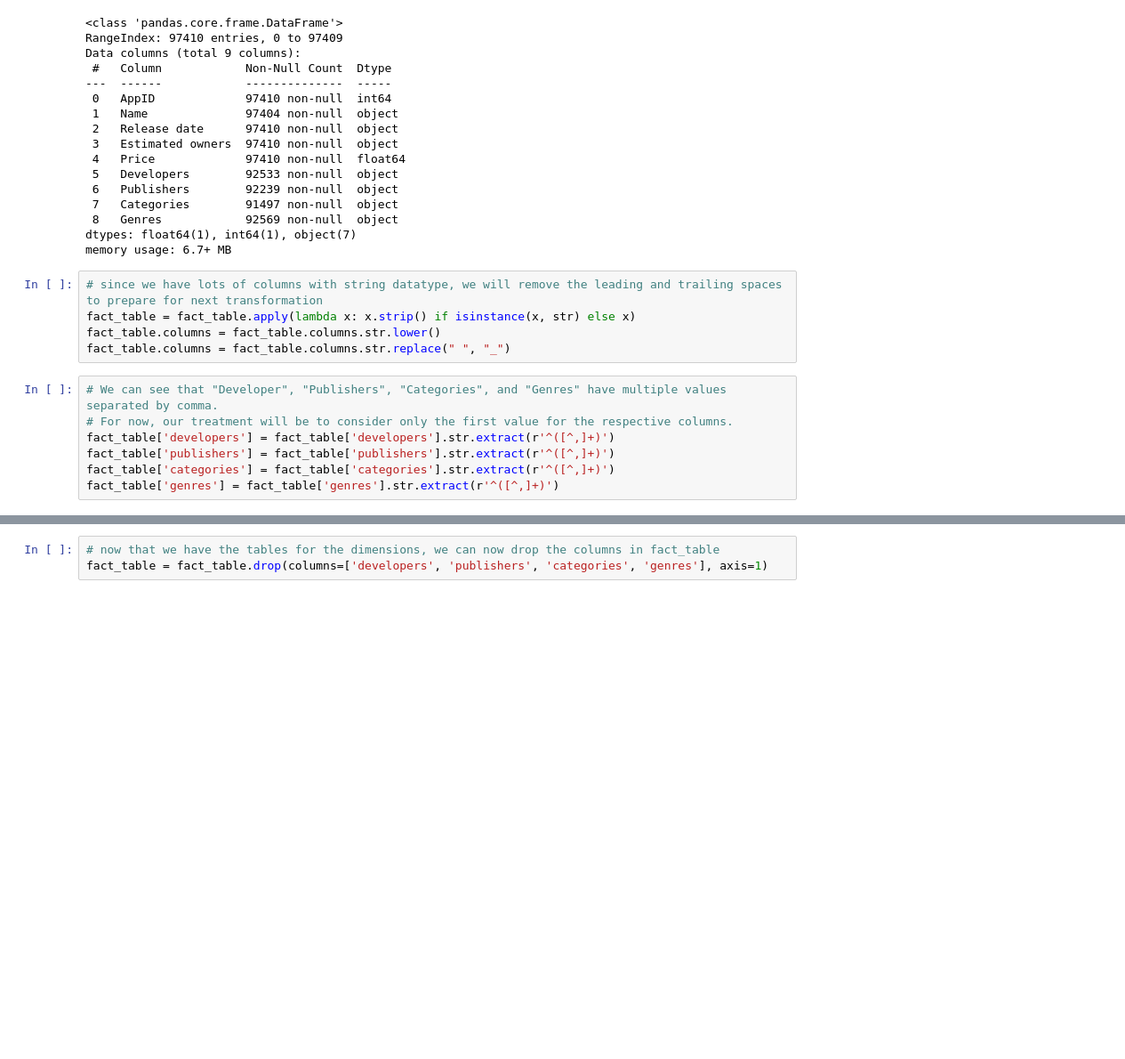
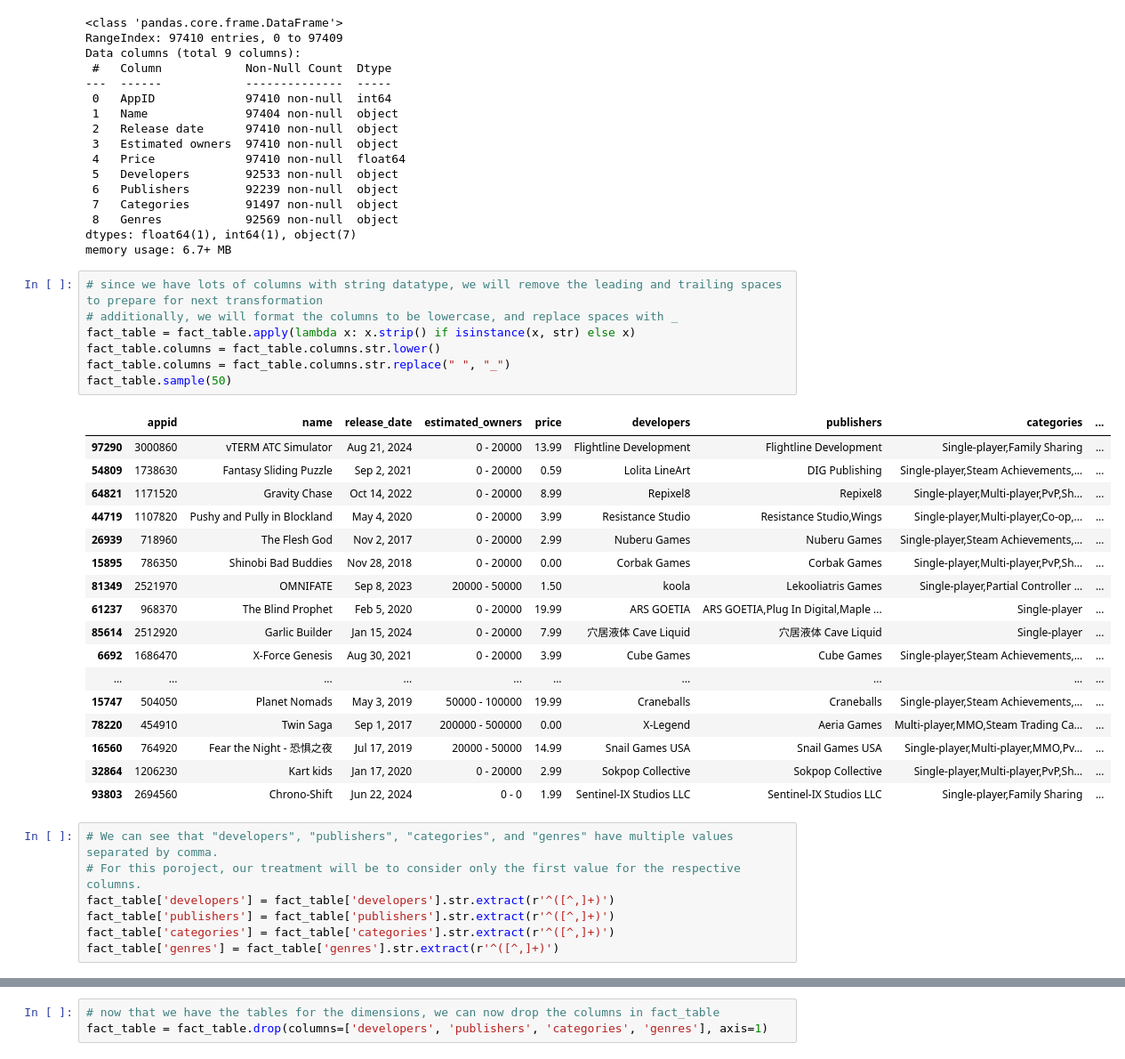
Before and after one commit to darkrai19/steam_games_etl_project, a Jupyter notebook: steam_etl.ipynb, the cells around one changed output, grey strips where cells are left out. Shown at 89% size. Cells and saved outputs as stored; diff of their text form; blank space fills up the shorter version.

```diff
--- a/steam_etl.ipynb
+++ b/steam_etl.ipynb
@@ -44,12 +44,32 @@ dtypes: float64(1), int64(1), object(7)
 memory usage: 6.7+ MB
 # %%
 # since we have lots of columns with string datatype, we will remove the leading and trailing spaces to prepare for next transformation
+# additionally, we will format the columns to be lowercase, and replace spaces with _
 fact_table = fact_table.apply(lambda x: x.strip() if isinstance(x, str) else x)
 fact_table.columns = fact_table.columns.str.lower()
 fact_table.columns = fact_table.columns.str.replace(" ", "_")
+fact_table.sample(50)
+# %% [output]
+|  | appid | name | release_date | estimated_owners | price | developers | publishers | categories | ... |
+| 97290 | 3000860 | vTERM ATC Simulator | Aug 21, 2024 | 0 - 20000 | 13.99 | Flightline Development | Flightline Development | Single-player,Family Sharing | ... |
+| 54809 | 1738630 | Fantasy Sliding Puzzle | Sep 2, 2021 | 0 - 20000 | 0.59 | Lolita LineArt | DIG Publishing | Single-player,Steam Achievements,... | ... |
+| 64821 | 1171520 | Gravity Chase | Oct 14, 2022 | 0 - 20000 | 8.99 | Repixel8 | Repixel8 | Single-player,Multi-player,PvP,Sh... | ... |
+| 44719 | 1107820 | Pushy and Pully in Blockland | May 4, 2020 | 0 - 20000 | 3.99 | Resistance Studio | Resistance Studio,Wings | Single-player,Multi-player,Co-op,... | ... |
+| 26939 | 718960 | The Flesh God | Nov 2, 2017 | 0 - 20000 | 2.99 | Nuberu Games | Nuberu Games | Single-player,Steam Achievements,... | ... |
+| 15895 | 786350 | Shinobi Bad Buddies | Nov 28, 2018 | 0 - 20000 | 0.00 | Corbak Games | Corbak Games | Single-player,Multi-player,PvP,Sh... | ... |
+| 81349 | 2521970 | OMNIFATE | Sep 8, 2023 | 20000 - 50000 | 1.50 | koola | Lekooliatris Games | Single-player,Partial Controller ... | ... |
+| 61237 | 968370 | The Blind Prophet | Feb 5, 2020 | 0 - 20000 | 19.99 | ARS GOETIA | ARS GOETIA,Plug In Digital,Maple ... | Single-player | ... |
+| 85614 | 2512920 | Garlic Builder | Jan 15, 2024 | 0 - 20000 | 7.99 | 穴居液体 Cave Liquid | 穴居液体 Cave Liquid | Single-player | ... |
+| 6692 | 1686470 | X-Force Genesis | Aug 30, 2021 | 0 - 20000 | 3.99 | Cube Games | Cube Games | Single-player,Steam Achievements,... | ... |
+| ... | ... | ... | ... | ... | ... | ... | ... | ... | ... |
+| 15747 | 504050 | Planet Nomads | May 3, 2019 | 50000 - 100000 | 19.99 | Craneballs | Craneballs | Single-player,Steam Achievements,... | ... |
+| 78220 | 454910 | Twin Saga | Sep 1, 2017 | 200000 - 500000 | 0.00 | X-Legend | Aeria Games | Multi-player,MMO,Steam Trading Ca... | ... |
+| 16560 | 764920 | Fear the Night - 恐惧之夜 | Jul 17, 2019 | 20000 - 50000 | 14.99 | Snail Games USA | Snail Games USA | Single-player,Multi-player,MMO,Pv... | ... |
+| 32864 | 1206230 | Kart kids | Jan 17, 2020 | 0 - 20000 | 2.99 | Sokpop Collective | Sokpop Collective | Single-player,Multi-player,PvP,Sh... | ... |
+| 93803 | 2694560 | Chrono-Shift | Jun 22, 2024 | 0 - 0 | 1.99 | Sentinel-IX Studios LLC | Sentinel-IX Studios LLC | Single-player,Family Sharing | ... |
 # %%
-# We can see that "Developer", "Publishers", "Categories", and "Genres" have multiple values separated by comma.
-# For now, our treatment will be to consider only the first value for the respective columns.
+# We can see that "developers", "publishers", "categories", and "genres" have multiple values separated by comma.
+# For this poroject, our treatment will be to consider only the first value for the respective columns.
 fact_table['developers'] = fact_table['developers'].str.extract(r'^([^,]+)')
 fact_table['publishers'] = fact_table['publishers'].str.extract(r'^([^,]+)')
 fact_table['categories'] = fact_table['categories'].str.extract(r'^([^,]+)')
```
Also changed, not shown: parts of 7 cells of this notebook.
